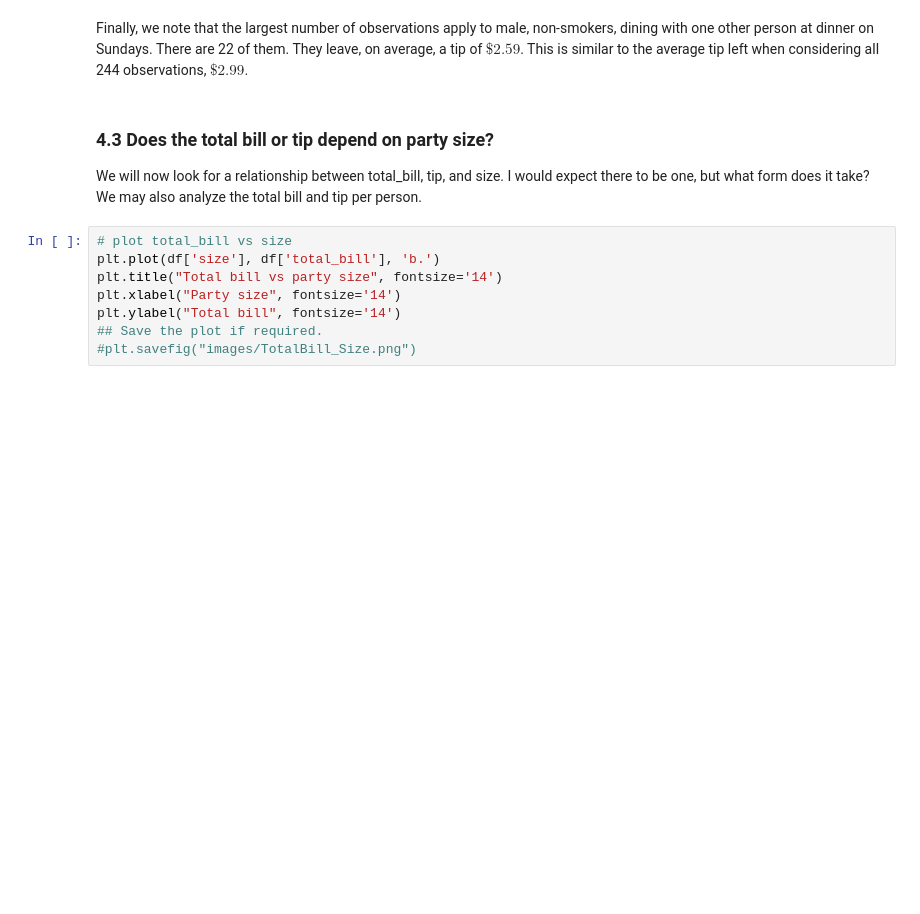
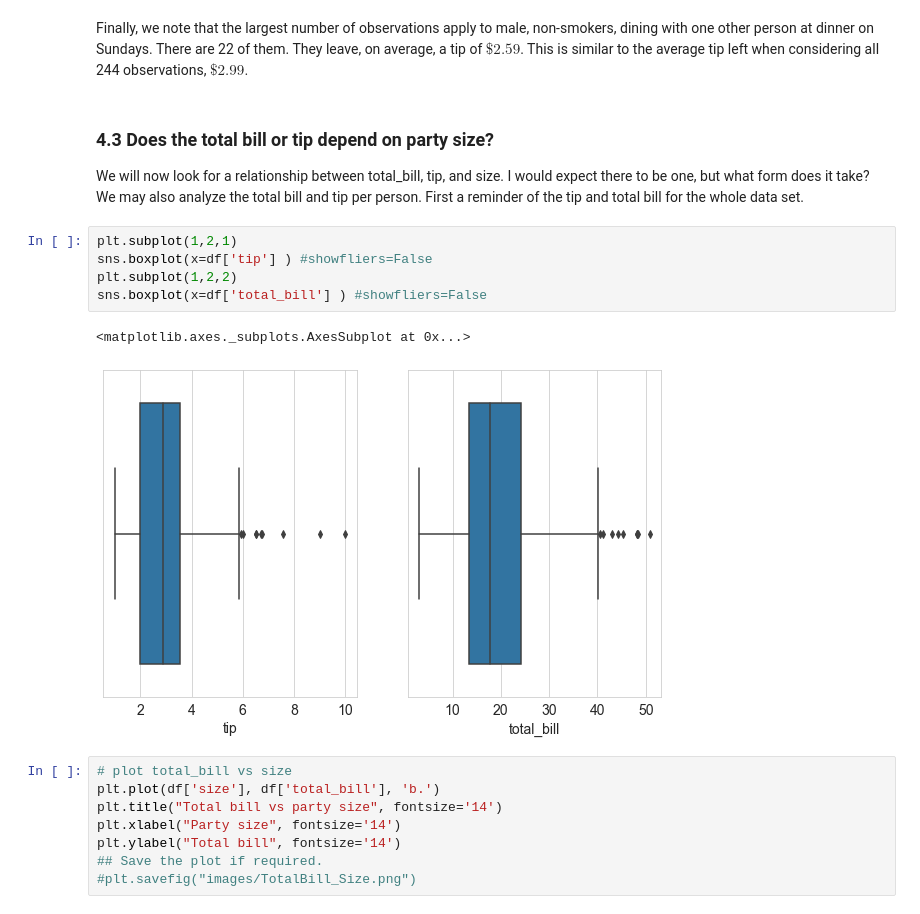
Before and after one commit to elizabethdaly/data-analysis-project, a Jupyter notebook: tips-data-analysis.ipynb, the cells around one changed output. Drawn from its saved outputs; the diff is of its cells as text; blank space fills up the shorter version.

```diff
--- a/tips-data-analysis.ipynb
+++ b/tips-data-analysis.ipynb
@@ -810,7 +819,15 @@ dtype: int64
 Finally, we note that the largest number of observations apply to male, non-smokers, dining with one other person at dinner on Sundays. There are 22 of them. They leave, on average, a tip of $\$2.59$. This is similar to the average tip left when considering all 244 observations, $\$2.99.$
 # %% [markdown]
 ### 4.3 Does the total bill or tip depend on party size?
-We will now look for a relationship between total_bill, tip, and size. I would expect there to be one, but what form does it take? We may also analyze the total bill and tip per person.
+We will now look for a relationship between total_bill, tip, and size. I would expect there to be one, but what form does it take? We may also analyze the total bill and tip per person. First a reminder of the tip and total bill for the whole data set.
+# %%
+plt.subplot(1,2,1)
+sns.boxplot(x=df['tip'] ) #showfliers=False
+plt.subplot(1,2,2)
+sns.boxplot(x=df['total_bill'] ) #showfliers=False
+# %% [output]
+<matplotlib.axes._subplots.AxesSubplot at 0x...>
+[figure, added]
 # %%
 # plot total_bill vs size
 plt.plot(df['size'], df['total_bill'], 'b.')
```
Also changed, not shown: parts of 8 cells of this notebook, 1 other file.
